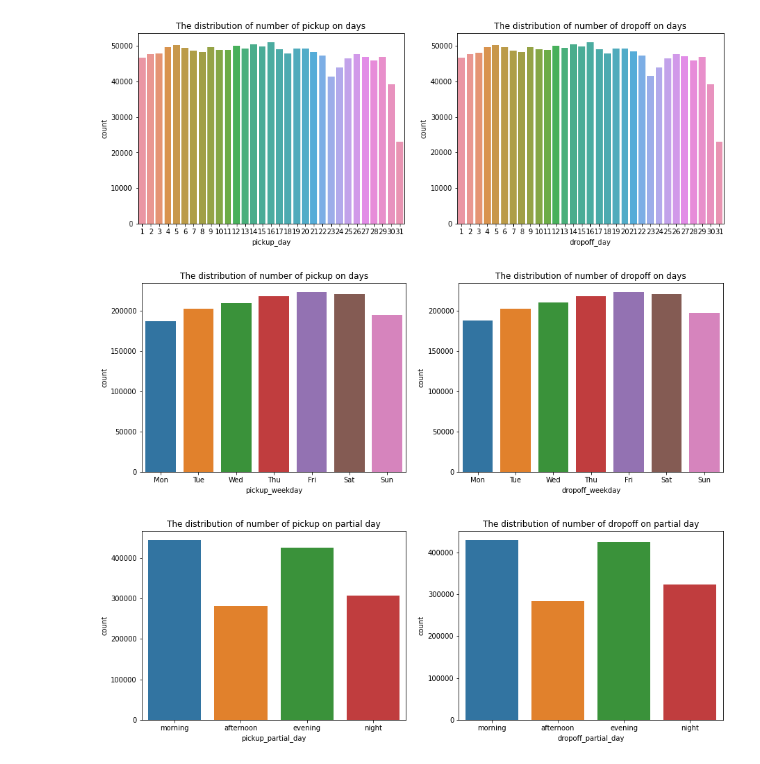
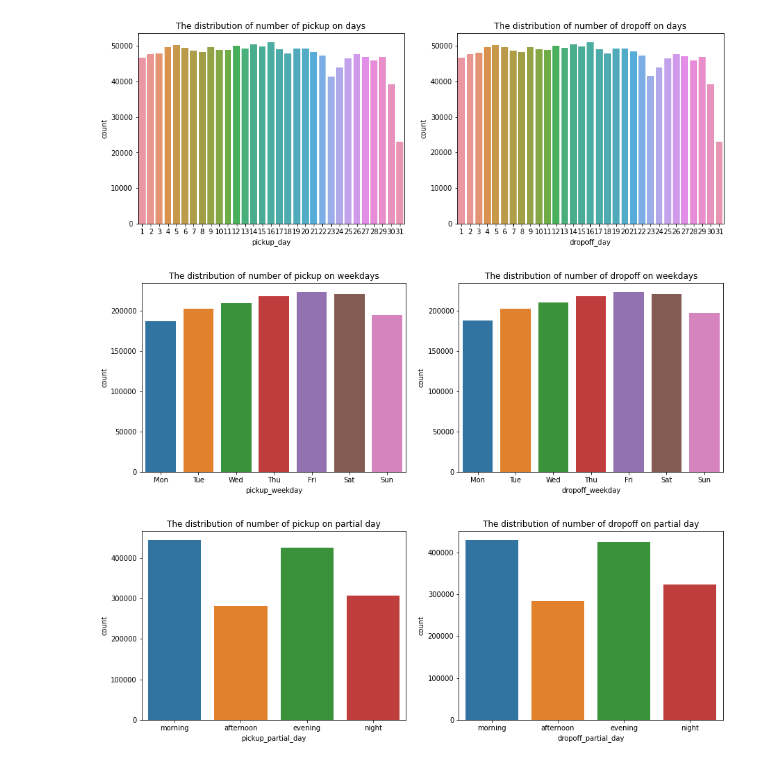
Before and after one commit to HarrisQuang/module-2-assignment-2, a Jupyter notebook: NYC Taxi EDA - forStudent.ipynb, the cells around one changed output. Cells and saved outputs as stored; diff of their text form; code cells hidden in the pictures.

```diff
--- a/NYC Taxi EDA - forStudent.ipynb
+++ b/NYC Taxi EDA - forStudent.ipynb
@@ -326,12 +325,12 @@ trip['dropoff_weekday'] = trip['dropoff_datetime'].dt.strftime('%a')
 # %%
 fig, ax = plt.subplots(nrows=1, ncols=2, figsize=(15,5))
 sns.countplot(data=trip, x='pickup_weekday', order=['Mon', 'Tue', 'Wed', 'Thu', 'Fri', 'Sat', 'Sun'],ax =ax[0])
-ax[0].set_title('The distribution of number of pickup on days')
+ax[0].set_title('The distribution of number of pickup on weekdays')
 sns.countplot(data=trip, x='dropoff_weekday', order=['Mon', 'Tue', 'Wed', 'Thu', 'Fri', 'Sat', 'Sun'], ax=ax[1])
-ax[1].set_title('The distribution of number of dropoff on days')
+ax[1].set_title('The distribution of number of dropoff on weekdays')
 plt.show()
 # %% [output]
-[figure, old version]
+[figure, new version]
 # %%
 def partial_day(x):
     if x > time(4,0,0) and x <= time(12,0,0):
```
Also changed, not shown: parts of 5 cells of this notebook.
